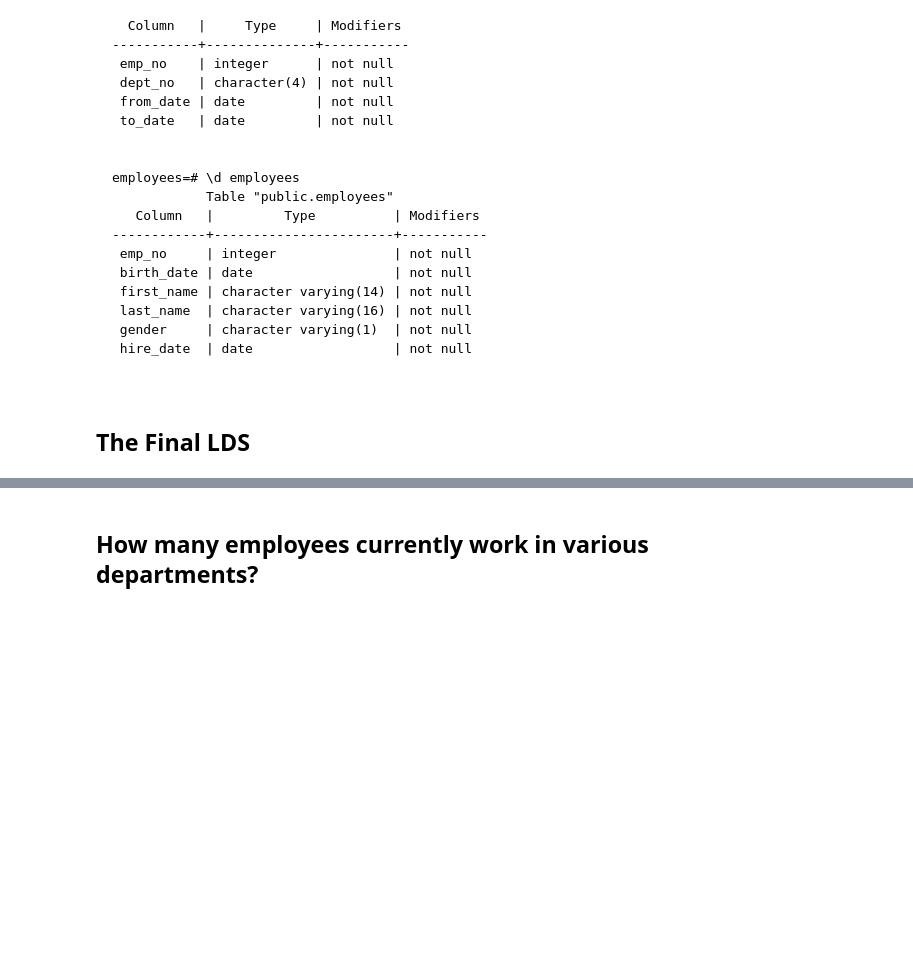
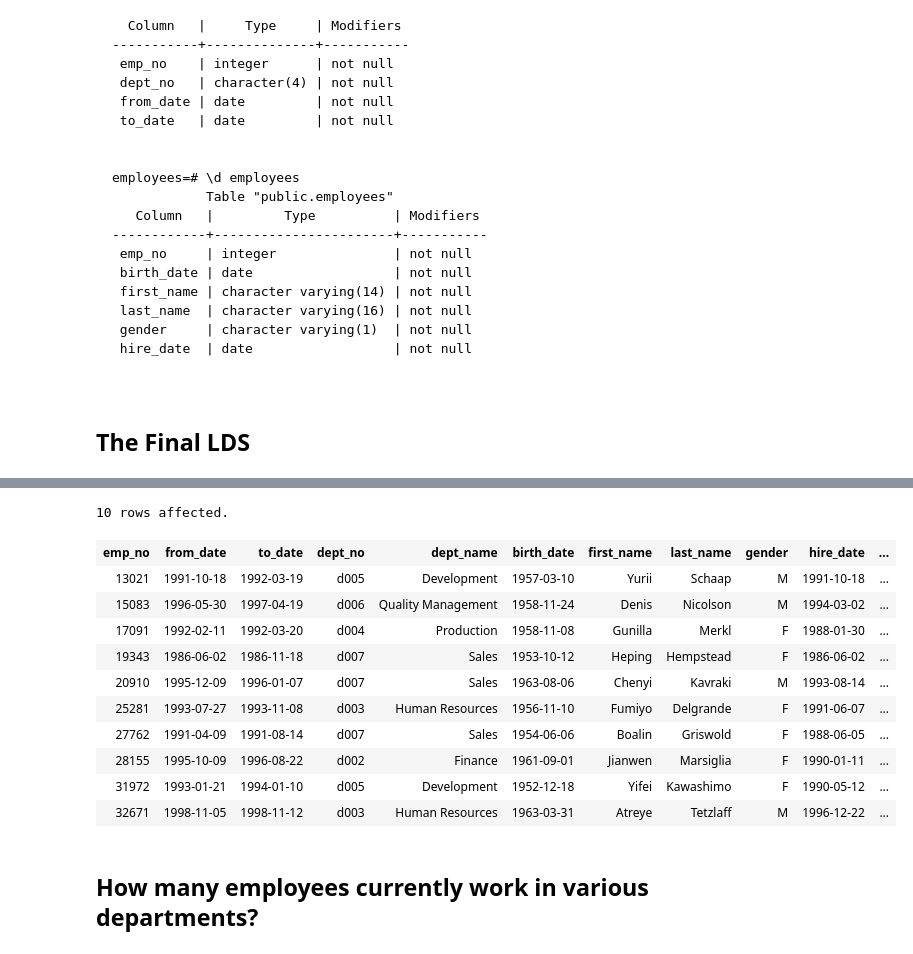
Before and after one commit to LutherCS/dmq-class-pub, a Jupyter notebook: Many2Many.ipynb, the cells around one changed output, grey strips where cells are left out. Drawn from its saved outputs; the diff is of its cells as text; code cells hidden in the pictures; blank space fills up the shorter version.

```diff
--- a/Many2Many.ipynb
+++ b/Many2Many.ipynb
@@ -66,2 +66,21 @@ warnings.filterwarnings('ignore')
+# %%
+%%sql
+
+select *
+from departments natural join dept_emp natural join employees natural join salaries natural join titles
+limit 10
+# %% [output]
+10 rows affected.
+| emp_no | from_date | to_date | dept_no | dept_name | birth_date | first_name | last_name | gender | hire_date | ... |
+| 13021 | 1991-10-18 | 1992-03-19 | d005 | Development | 1957-03-10 | Yurii | Schaap | M | 1991-10-18 | ... |
+| 15083 | 1996-05-30 | 1997-04-19 | d006 | Quality Management | 1958-11-24 | Denis | Nicolson | M | 1994-03-02 | ... |
+| 17091 | 1992-02-11 | 1992-03-20 | d004 | Production | 1958-11-08 | Gunilla | Merkl | F | 1988-01-30 | ... |
+| 19343 | 1986-06-02 | 1986-11-18 | d007 | Sales | 1953-10-12 | Heping | Hempstead | F | 1986-06-02 | ... |
+| 20910 | 1995-12-09 | 1996-01-07 | d007 | Sales | 1963-08-06 | Chenyi | Kavraki | M | 1993-08-14 | ... |
+| 25281 | 1993-07-27 | 1993-11-08 | d003 | Human Resources | 1956-11-10 | Fumiyo | Delgrande | F | 1991-06-07 | ... |
+| 27762 | 1991-04-09 | 1991-08-14 | d007 | Sales | 1954-06-06 | Boalin | Griswold | F | 1988-06-05 | ... |
+| 28155 | 1995-10-09 | 1996-08-22 | d002 | Finance | 1961-09-01 | Jianwen | Marsiglia | F | 1990-01-11 | ... |
+| 31972 | 1993-01-21 | 1994-01-10 | d005 | Development | 1952-12-18 | Yifei | Kawashimo | F | 1990-05-12 | ... |
+| 32671 | 1998-11-05 | 1998-11-12 | d003 | Human Resources | 1963-03-31 | Atreye | Tetzlaff | M | 1996-12-22 | ... |
 # %% [markdown]
 ## How many employees currently work in various departments?
```
Also changed, not shown: parts of 23 cells of this notebook, 4 other files.
